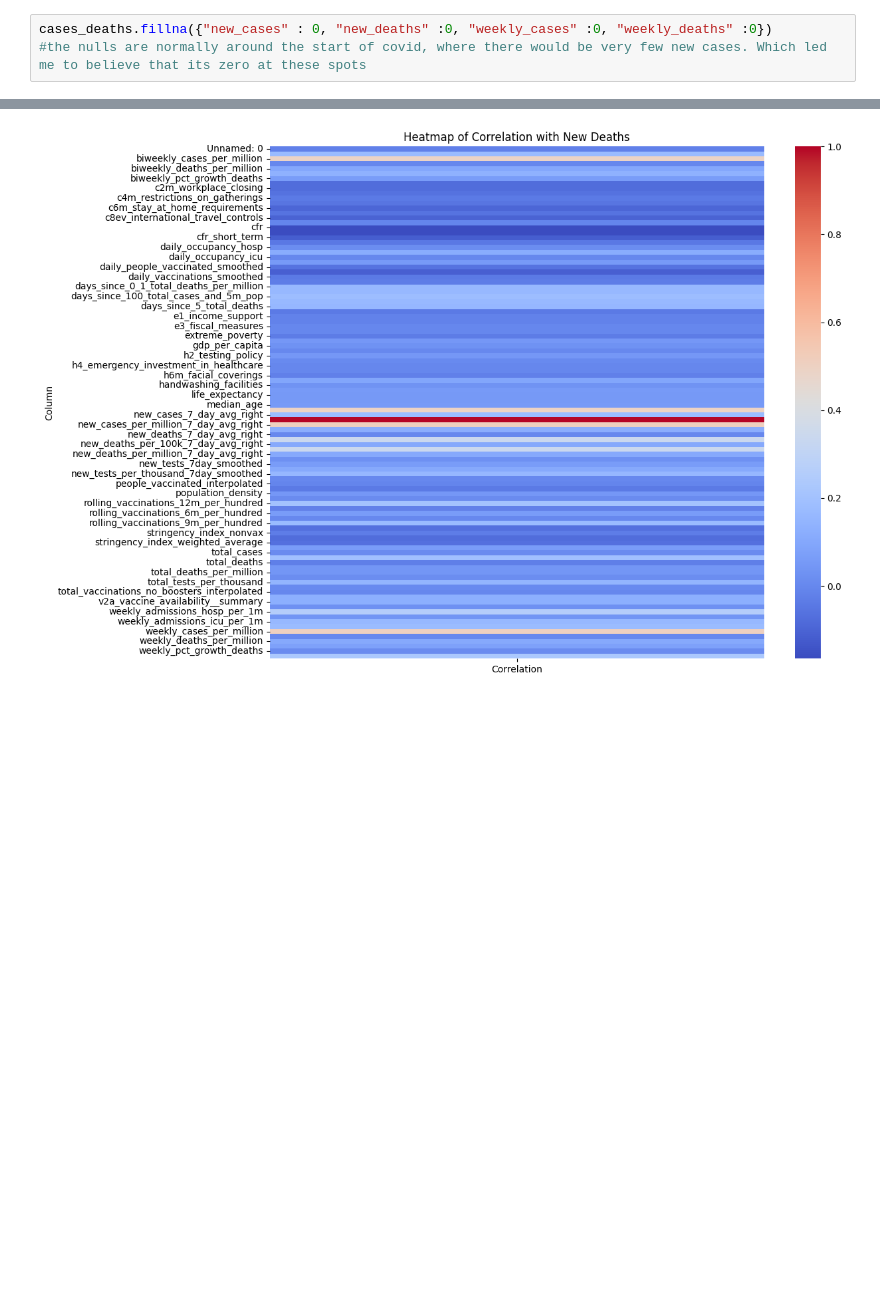
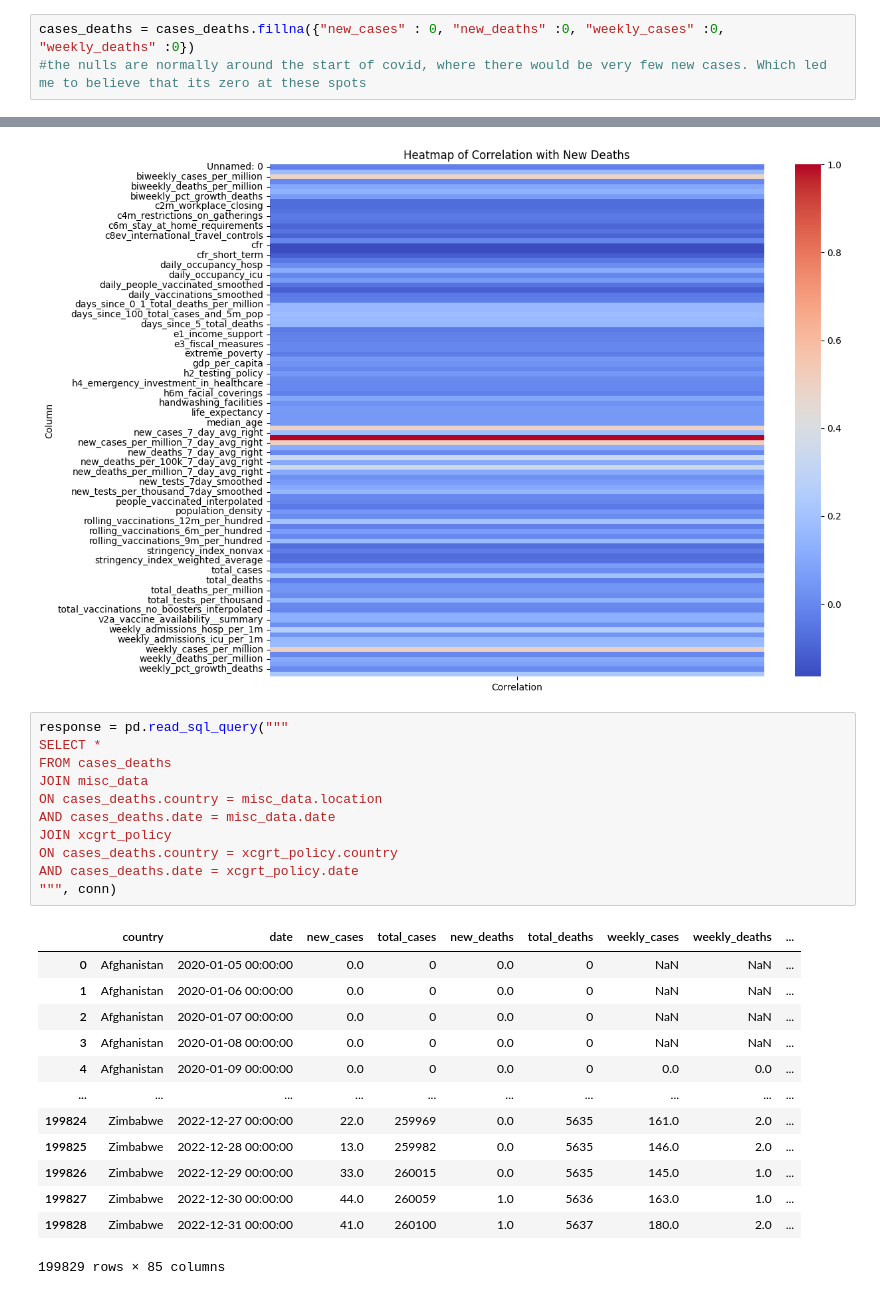
Before and after one commit to ArunKrishnan09/Covid-Analysis, a Jupyter notebook: Covid_analysis.ipynb, the cells around one changed output, grey strips where cells are left out. Cells and saved outputs as stored; diff of their text form; blank space fills up the shorter version.

```diff
--- a/Covid_analysis.ipynb
+++ b/Covid_analysis.ipynb
@@ -104,5 +104,5 @@ cases_deaths.drop(["total_deaths_per_million_last12m", "total_deaths_per_100k_la
 | 455499 | Zimbabwe | 2024-12-29 | 0.0 | 266399 | 0.0 | 5740 | 0.0 | 0.0 | ... |
 455500 rows × 32 columns
 # %%
-cases_deaths.fillna({"new_cases" : 0, "new_deaths" :0, "weekly_cases" :0, "weekly_deaths" :0})
+cases_deaths = cases_deaths.fillna({"new_cases" : 0, "new_deaths" :0, "weekly_cases" :0, "weekly_deaths" :0})
 #the nulls are normally around the start of covid, where there would be very few new cases. Which led me to believe that its zero at these spots
@@ -604,3 +590,28 @@ plt.title('Heatmap of Correlation with New Deaths')
 plt.show()
 # %% [output]
 [figure]
+# %%
+response = pd.read_sql_query("""
+SELECT *
+FROM cases_deaths
+JOIN misc_data
+ON cases_deaths.country = misc_data.location
+AND cases_deaths.date = misc_data.date
+JOIN xcgrt_policy
+ON cases_deaths.country = xcgrt_policy.country
+AND cases_deaths.date = xcgrt_policy.date
+""", conn)
+# %% [output]
+|  | country | date | new_cases | total_cases | new_deaths | total_deaths | weekly_cases | weekly_deaths | ... |
+| 0 | Afghanistan | 2020-01-05 00:00:00 | 0.0 | 0 | 0.0 | 0 | NaN | NaN | ... |
+| 1 | Afghanistan | 2020-01-06 00:00:00 | 0.0 | 0 | 0.0 | 0 | NaN | NaN | ... |
+| 2 | Afghanistan | 2020-01-07 00:00:00 | 0.0 | 0 | 0.0 | 0 | NaN | NaN | ... |
+| 3 | Afghanistan | 2020-01-08 00:00:00 | 0.0 | 0 | 0.0 | 0 | NaN | NaN | ... |
+| 4 | Afghanistan | 2020-01-09 00:00:00 | 0.0 | 0 | 0.0 | 0 | 0.0 | 0.0 | ... |
+| ... | ... | ... | ... | ... | ... | ... | ... | ... | ... |
+| 199824 | Zimbabwe | 2022-12-27 00:00:00 | 22.0 | 259969 | 0.0 | 5635 | 161.0 | 2.0 | ... |
+| 199825 | Zimbabwe | 2022-12-28 00:00:00 | 13.0 | 259982 | 0.0 | 5635 | 146.0 | 2.0 | ... |
+| 199826 | Zimbabwe | 2022-12-29 00:00:00 | 33.0 | 260015 | 0.0 | 5635 | 145.0 | 1.0 | ... |
+| 199827 | Zimbabwe | 2022-12-30 00:00:00 | 44.0 | 260059 | 1.0 | 5636 | 163.0 | 1.0 | ... |
+| 199828 | Zimbabwe | 2022-12-31 00:00:00 | 41.0 | 260100 | 1.0 | 5637 | 180.0 | 2.0 | ... |
+199829 rows × 85 columns
```
Also changed, not shown: parts of 2 cells of this notebook.
